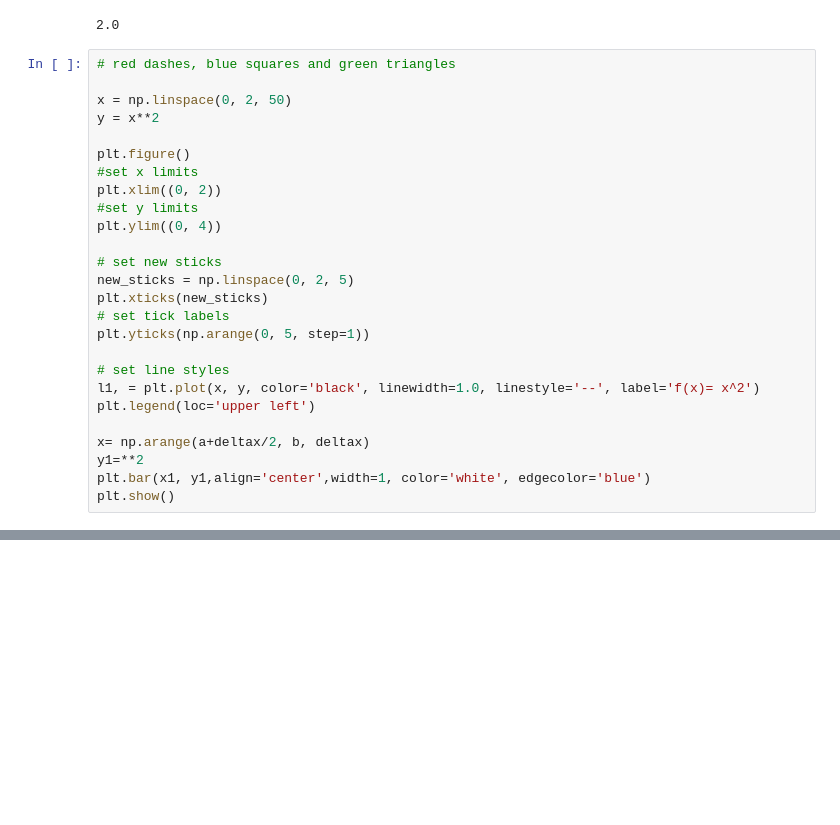
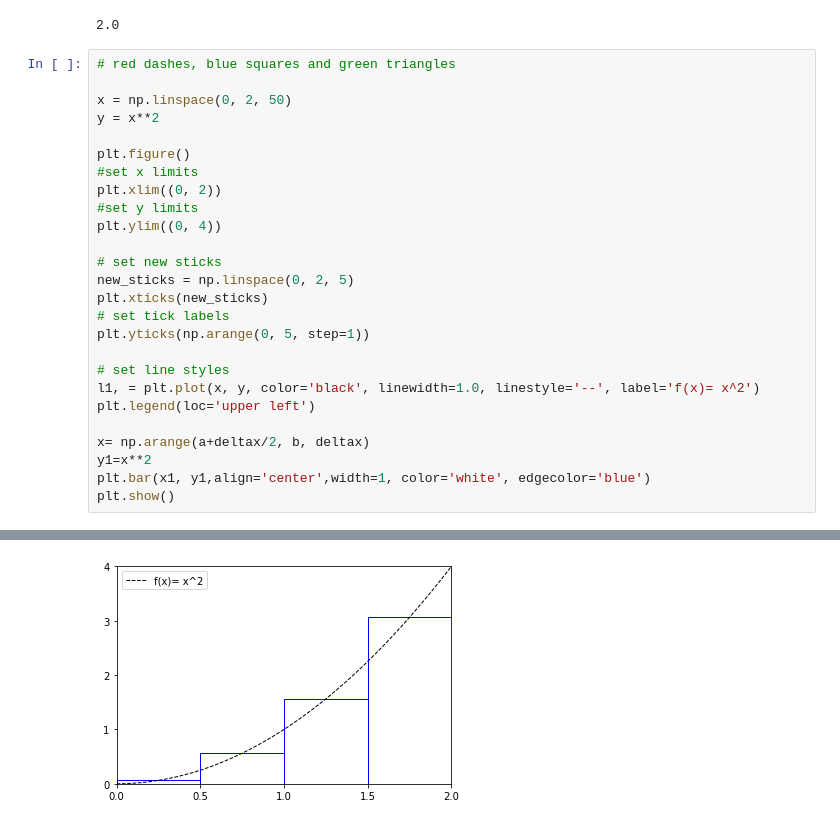
Before and after one commit to marylucy04/NAclassw3, a Jupyter notebook: Test5_s10714301.ipynb, the cells around one changed output, grey strips where cells are left out. Drawn from its saved outputs; the diff is of its cells as text; blank space fills up the shorter version.

```diff
--- a/Test5_s10714301.ipynb
+++ b/Test5_s10714301.ipynb
@@ -166,7 +166,7 @@ l1, = plt.plot(x, y, color='black', linewidth=1.0, linestyle='--', label='f(x)=
 plt.legend(loc='upper left')
 
 x= np.arange(a+deltax/2, b, deltax)
-y1=**2
+y1=x**2
 plt.bar(x1, y1,align='center',width=1, color='white', edgecolor='blue')
 plt.show()
 # %% [output]
@@ -173,0 +173 @@ SyntaxError: invalid syntax (<ipython-input-114-bdfcc1f700f1>, line 23)
+[figure, added]
```
Also changed, not shown: parts of 1 cell of this notebook.
